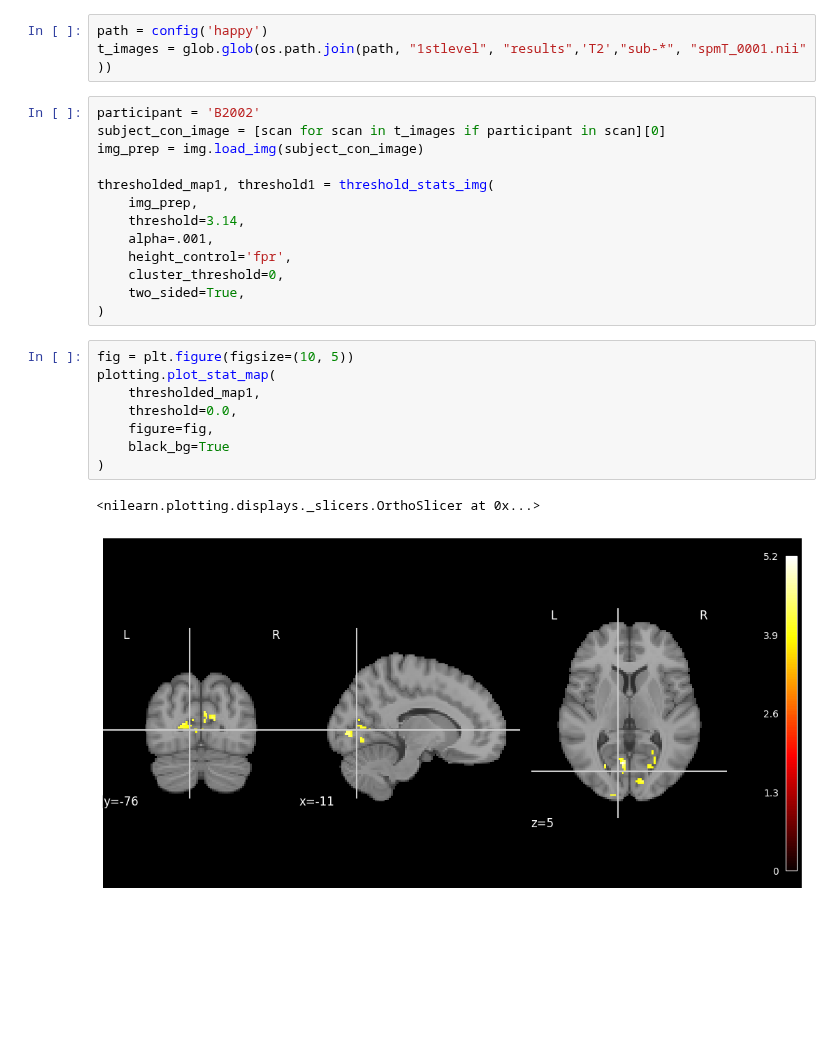
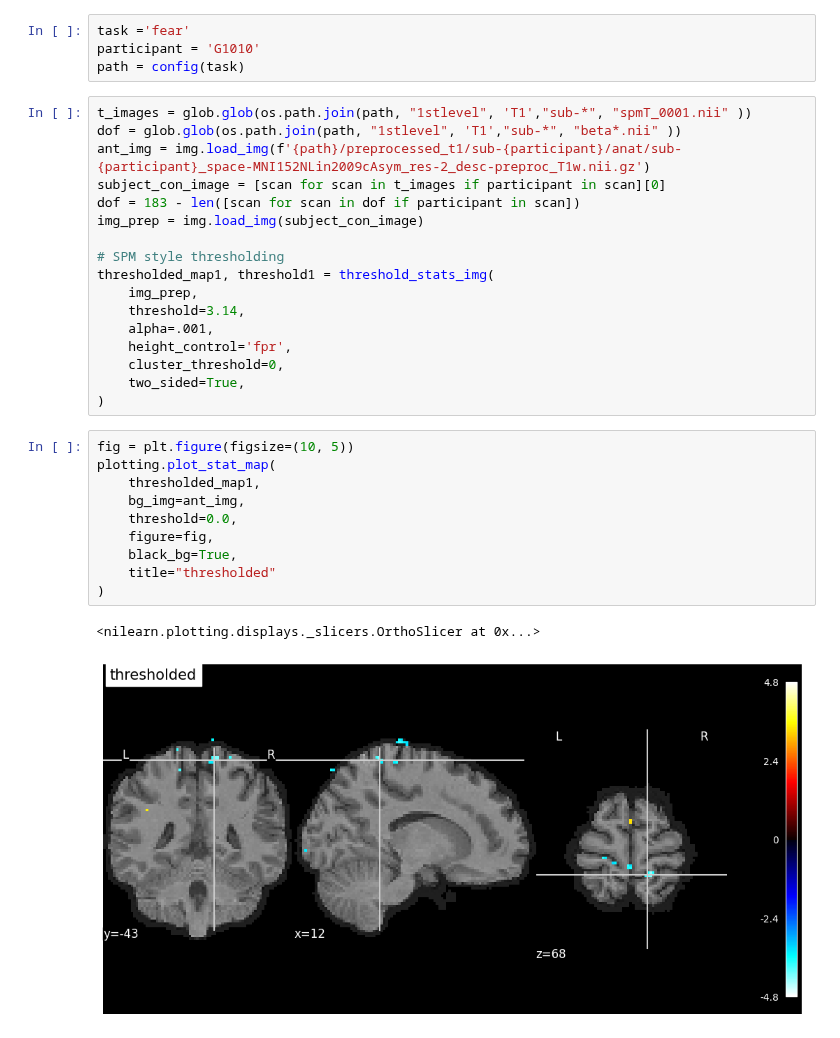
Before and after one commit to WMDA/socio-emotion-cognition, a Jupyter notebook: task_fmri/results/1stlevel/first_level.ipynb, the cells around one changed output. Saved outputs shown, nothing was run; the diff lists cells and outputs as text; blank space fills up the shorter version.

```diff
--- a/task_fmri/results/1stlevel/first_level.ipynb
+++ b/task_fmri/results/1stlevel/first_level.ipynb
@@ -10,11 +13,16 @@ import matplotlib.pyplot as plt
-# %%
-path = config('happy')
-t_images = glob.glob(os.path.join(path, "1stlevel", "results",'T2',"sub-*", "spmT_0001.nii" ))
+# %%
+task ='fear'
+participant = 'G1010'
+path = config(task)
 # %%
-participant = 'B2002'
+t_images = glob.glob(os.path.join(path, "1stlevel", 'T1',"sub-*", "spmT_0001.nii" ))
+dof = glob.glob(os.path.join(path, "1stlevel", 'T1',"sub-*", "beta*.nii" ))
+ant_img = img.load_img(f'{path}/preprocessed_t1/sub-{participant}/anat/sub-{participant}_space-MNI152NLin2009cAsym_res-2_desc-preproc_T1w.nii.gz')
 subject_con_image = [scan for scan in t_images if participant in scan][0]
+dof = 183 - len([scan for scan in dof if participant in scan])
 img_prep = img.load_img(subject_con_image)
 
+# SPM style thresholding
 thresholded_map1, threshold1 = threshold_stats_img(
     img_prep,
     threshold=3.14,
@@ -26,12 +34,14 @@ thresholded_map1, threshold1 = threshold_stats_img(
 # %%
 fig = plt.figure(figsize=(10, 5))
 plotting.plot_stat_map(
     thresholded_map1,
+    bg_img=ant_img,
     threshold=0.0,
     figure=fig,
-    black_bg=True
+    black_bg=True,
+    title="thresholded"
 )
 # %% [output]
 <nilearn.plotting.displays._slicers.OrthoSlicer at 0x...>
-[figure, old version]
+[figure, new version]
 # %%
```
Also changed, not shown: parts of 3 cells of this notebook, 18 other files.
